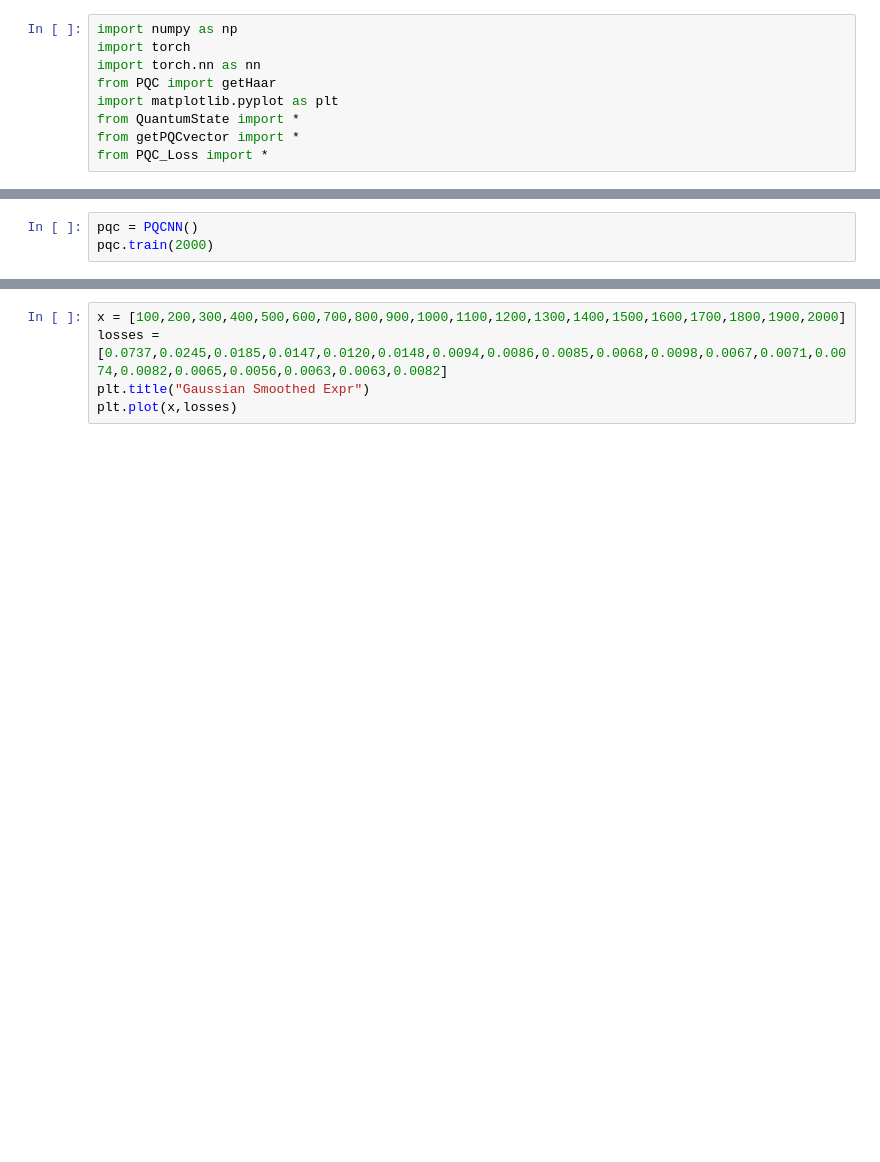
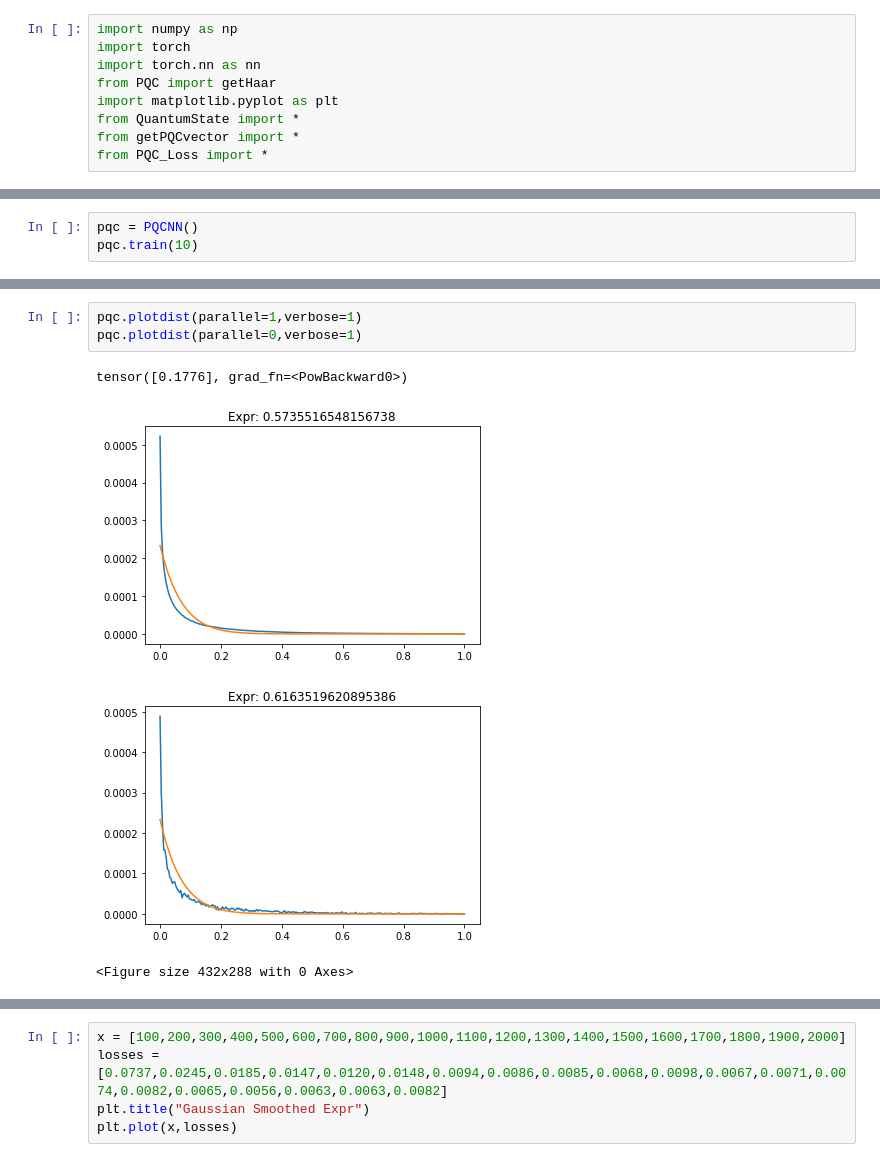
Before and after one commit to String137/PQC, a Jupyter notebook: PQCNN.ipynb, the cells around one changed output, grey strips where cells are left out. Saved outputs shown, nothing was run; the diff lists cells and outputs as text; blank space fills up the shorter version.

```diff
--- a/PQCNN.ipynb
+++ b/PQCNN.ipynb
@@ -92,5 +128,5 @@ class PQCNN(nn.Module):
                 self.plotdist(verbose=1)
 # %%
 pqc = PQCNN()
-pqc.train(2000)
+pqc.train(10)
 # %% [output]
@@ -119,0 +142,8 @@ epoch:  2000 loss:  tensor(0.0082, grad_fn=<KlDivBackward>)
+# %%
+pqc.plotdist(parallel=1,verbose=1)
+pqc.plotdist(parallel=0,verbose=1)
+# %% [output]
+tensor([0.1776], grad_fn=<PowBackward0>)
+[figure, added]
+[figure, added]
+<Figure size 432x288 with 0 Axes>
```
Also changed, not shown: parts of 8 cells of this notebook.
